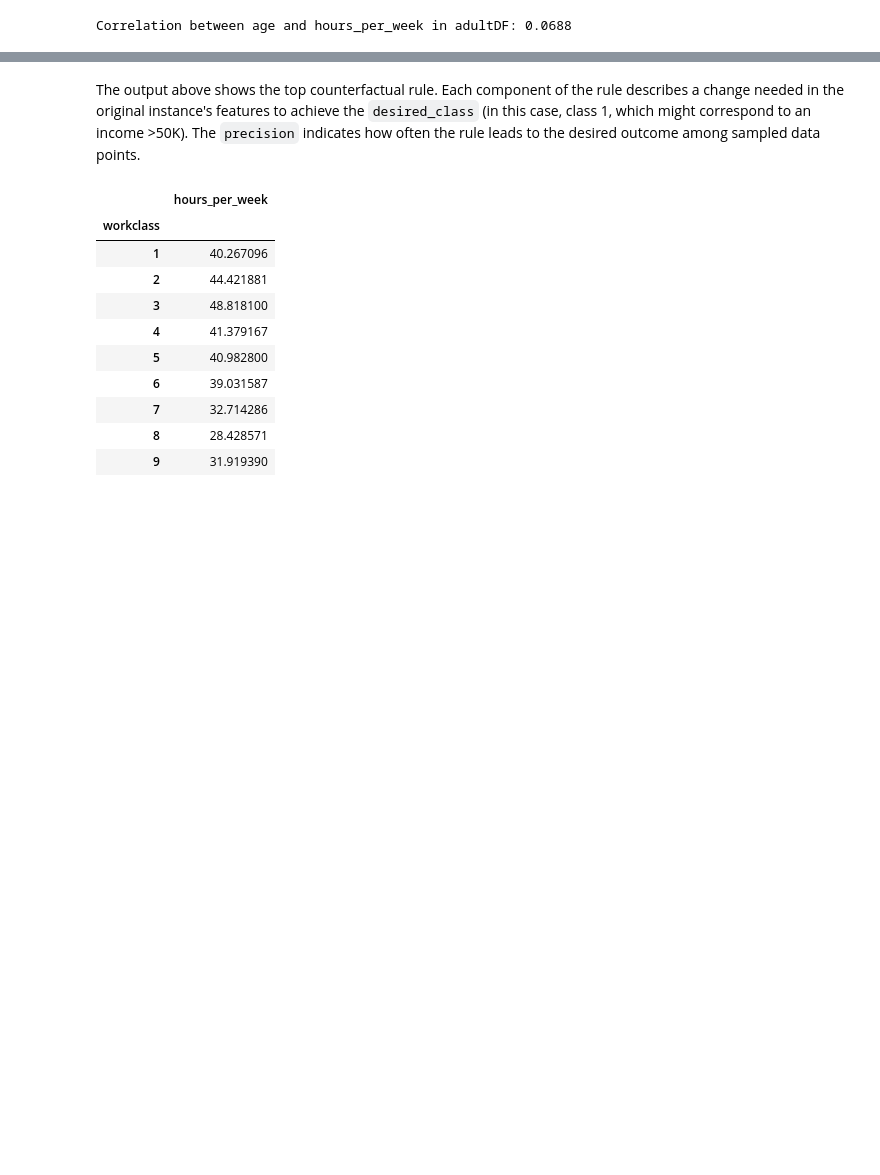
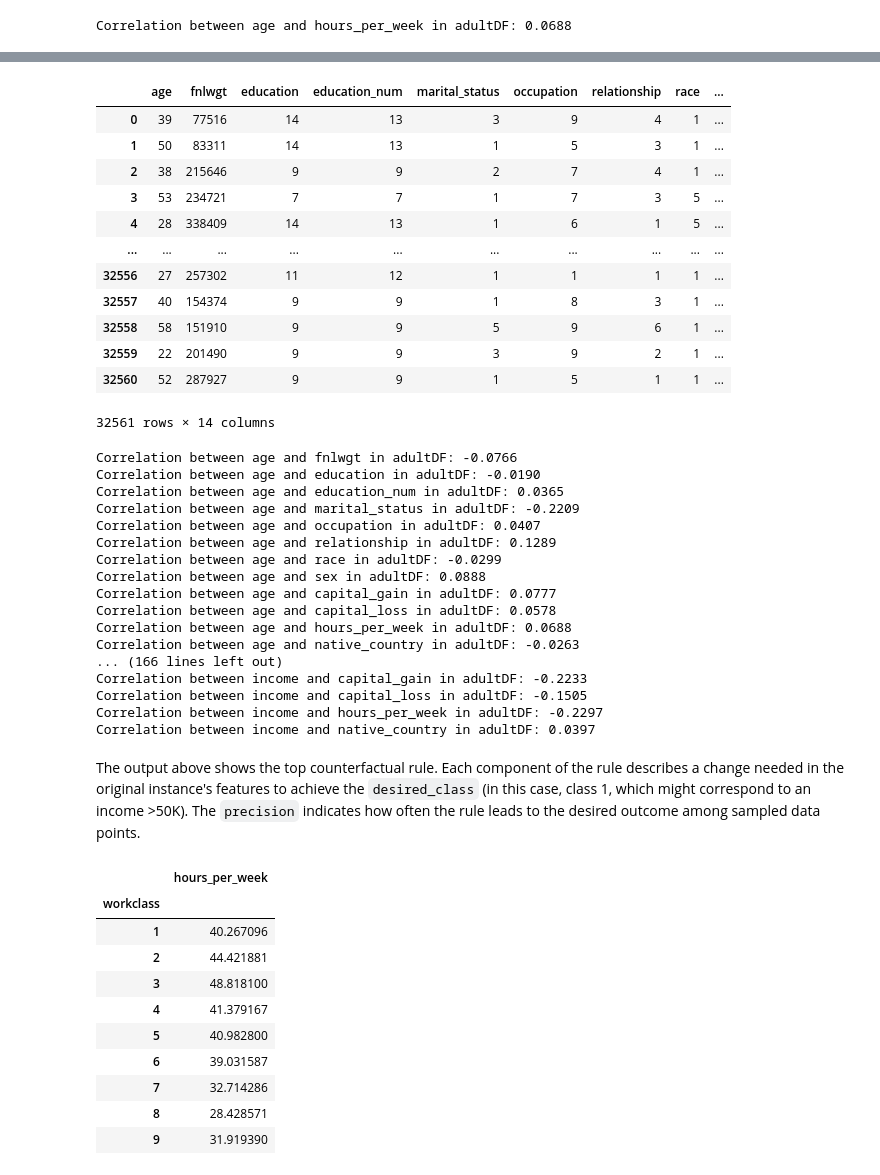
Before and after one commit to HyperTT/GeneticCF, a Jupyter notebook: CS3960_FinalProject.ipynb, the cells around one changed output, grey strips where cells are left out. Drawn from its saved outputs; the diff is of its cells as text; code cells hidden in the pictures; blank space fills up the shorter version.

```diff
--- a/CS3960_FinalProject.ipynb
+++ b/CS3960_FinalProject.ipynb
@@ -121,0 +442,18 @@ memory usage: 3.7 MB
+# %%
+race_mapping = {
+    1: 'White',
+    2: 'Asian-Pac-Islander',
+    3: 'Amer-Indian-Eskimo',
+    4: 'Other',
+    5: 'Black'
+}
+
+# Apply the mapping to create a new categorical column
+adultDF['race_category'] = adultDF['race'].map(race_mapping)
+
+# Display the value counts of the new column to verify the mapping
+print("Value counts for 'race_category':")
+display(adultDF['race_category'].value_counts())
+
+print("\nDataFrame after adding 'race_category' column:")
+display(adultDF.head())
@@ -121,0 +479,15 @@ memory usage: 3.7 MB
+# %%
+sex_mapping = {
+    1: 'Female',
+    2: 'Male'
+}
+
+# Apply the mapping to create a new categorical column
+adultDF['sex_category'] = adultDF['sex'].map(sex_mapping)
+
+# Display the value counts of the new column to verify the mapping
+print("Value counts for 'sex_category':")
+display(adultDF['sex_category'].value_counts())
+
+print("\nDataFrame after adding 'sex_category' column (original 'sex' column is retained):")
+display(adultDF.head())
@@ -352,3 +822,46 @@ Correlation between age and hours_per_week in adultDF: 0.0688
+# %%
+adultDF_corr = adultDF.drop(columns=['workclass_category', 'education_category', 'marital_status_category', 'occupation_category', 'relationship_category', 'race_category', 'sex_category'])
+display(adultDF_corr)
+
+indexA = list(adultDF_corr)
+indexB = list(adultDF_corr)
+
+for i in indexA:
+    for j in indexB:
+      if i != j:
+        correlation = adultDF_corr[i].corr(adultDF_corr[j])
+        print(f"Correlation between {i} and {j} in adultDF: {correlation:.4f}")
+# %% [output]
+|  | age | fnlwgt | education | education_num | marital_status | occupation | relationship | race | ... |
+| 0 | 39 | 77516 | 14 | 13 | 3 | 9 | 4 | 1 | ... |
+| 1 | 50 | 83311 | 14 | 13 | 1 | 5 | 3 | 1 | ... |
+| 2 | 38 | 215646 | 9 | 9 | 2 | 7 | 4 | 1 | ... |
+| 3 | 53 | 234721 | 7 | 7 | 1 | 7 | 3 | 5 | ... |
+| 4 | 28 | 338409 | 14 | 13 | 1 | 6 | 1 | 5 | ... |
+| ... | ... | ... | ... | ... | ... | ... | ... | ... | ... |
+| 32556 | 27 | 257302 | 11 | 12 | 1 | 1 | 1 | 1 | ... |
+| 32557 | 40 | 154374 | 9 | 9 | 1 | 8 | 3 | 1 | ... |
+| 32558 | 58 | 151910 | 9 | 9 | 5 | 9 | 6 | 1 | ... |
+| 32559 | 22 | 201490 | 9 | 9 | 3 | 9 | 2 | 1 | ... |
+| 32560 | 52 | 287927 | 9 | 9 | 1 | 5 | 1 | 1 | ... |
+32561 rows × 14 columns
+Correlation between age and fnlwgt in adultDF: -0.0766
+Correlation between age and education in adultDF: -0.0190
+Correlation between age and education_num in adultDF: 0.0365
+Correlation between age and marital_status in adultDF: -0.2209
+Correlation between age and occupation in adultDF: 0.0407
+Correlation between age and relationship in adultDF: 0.1289
+Correlation between age and race in adultDF: -0.0299
+Correlation between age and sex in adultDF: 0.0888
+Correlation between age and capital_gain in adultDF: 0.0777
+Correlation between age and capital_loss in adultDF: 0.0578
+Correlation between age and hours_per_week in adultDF: 0.0688
+Correlation between age and native_country in adultDF: -0.0263
+... (166 lines left out)
+Correlation between income and capital_gain in adultDF: -0.2233
+Correlation between income and capital_loss in adultDF: -0.1505
+Correlation between income and hours_per_week in adultDF: -0.2297
+Correlation between income and native_country in adultDF: 0.0397
 # %% [markdown]
 The output above shows the top counterfactual rule. Each component of the rule describes a change needed in the original instance's features to achieve the `desired_class` (in this case, class 1, which might correspond to an income >50K). The `precision` indicates how often the rule leads to the desired outcome among sampled data points.
 # %%
```
Also changed, not shown: parts of 51 cells of this notebook.
